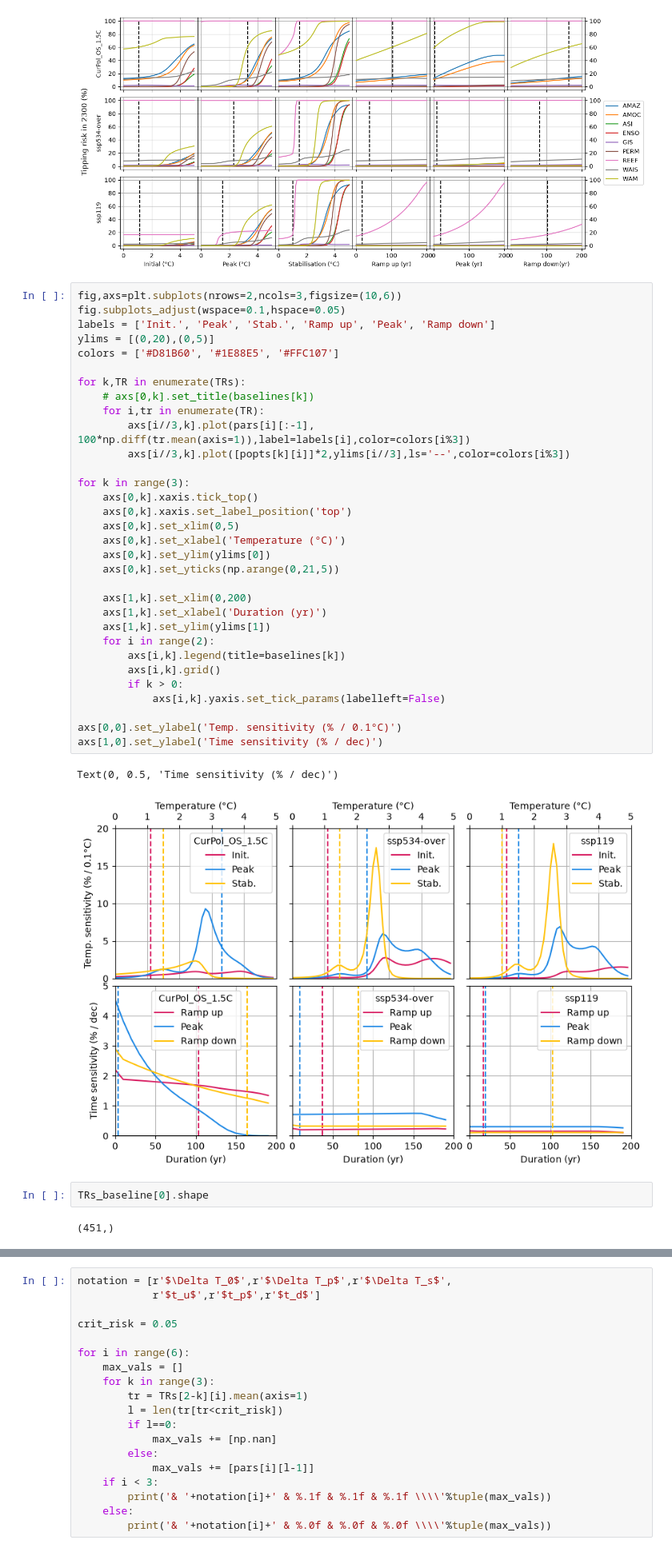
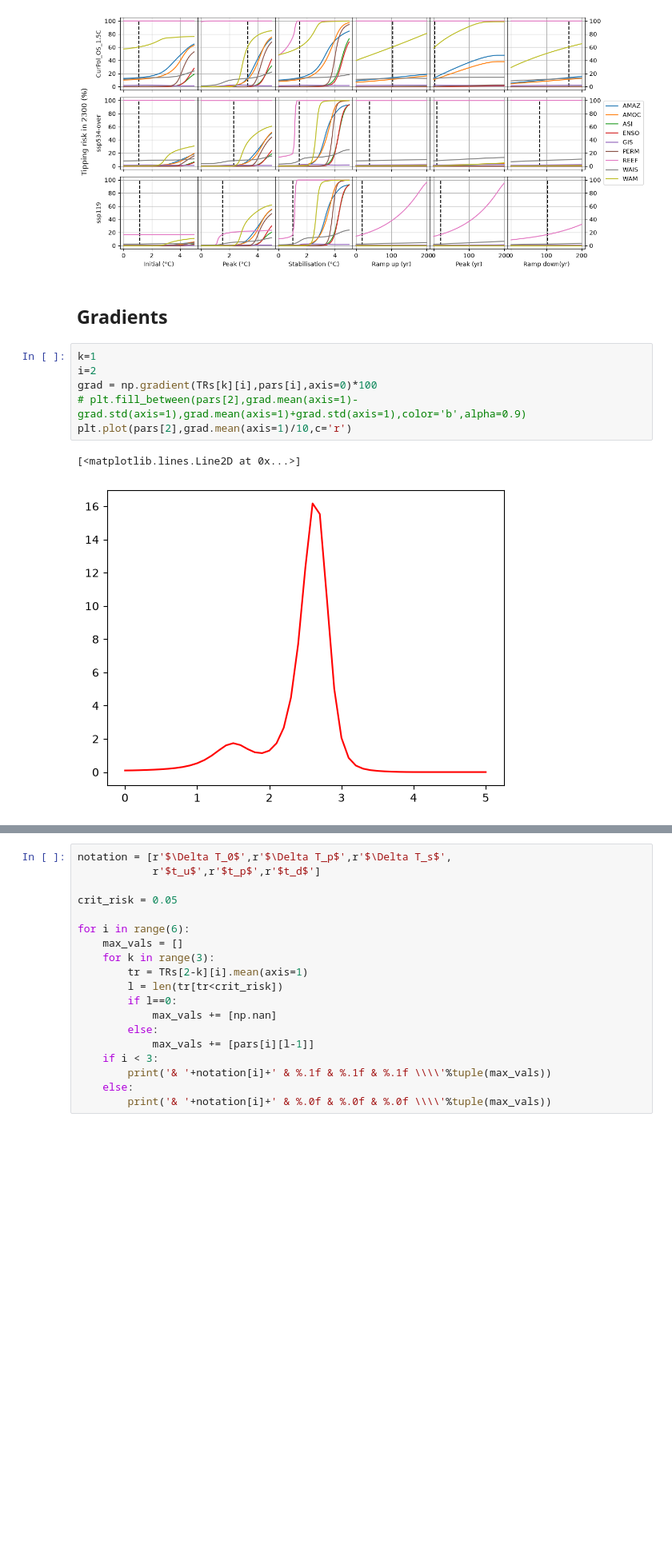
Before and after one commit to JBara97/NMaCh-TP, a Jupyter notebook: Code/Notebooks/Overshoots/1 - OAT sensitivity analysis.ipynb, the cells around one changed output, grey strips where cells are left out. Shown at 80% size. Cells and saved outputs as stored; diff of their text form; blank space fills up the shorter version.

```diff
--- a/Code/Notebooks/Overshoots/1 - OAT sensitivity analysis.ipynb
+++ b/Code/Notebooks/Overshoots/1 - OAT sensitivity analysis.ipynb
@@ -623,42 +625,14 @@ for j in range(3):
 # plt.tight_layout()
 # %% [output]
 [figure]
-# %%
-fig,axs=plt.subplots(nrows=2,ncols=3,figsize=(10,6))
-fig.subplots_adjust(wspace=0.1,hspace=0.05)
-labels = ['Init.', 'Peak', 'Stab.', 'Ramp up', 'Peak', 'Ramp down']
-ylims = [(0,20),(0,5)]
-colors = ['#D81B60', '#1E88E5', '#FFC107']
-
-for k,TR in enumerate(TRs):
-    # axs[0,k].set_title(baselines[k])
-    for i,tr in enumerate(TR):
-        axs[i//3,k].plot(pars[i][:-1], 100*np.diff(tr.mean(axis=1)),label=labels[i],color=colors[i%3])
-        axs[i//3,k].plot([popts[k][i]]*2,ylims[i//3],ls='--',color=colors[i%3])
-
-for k in range(3):
-    axs[0,k].xaxis.tick_top()
-    axs[0,k].xaxis.set_label_position('top')
-    axs[0,k].set_xlim(0,5)
-    axs[0,k].set_xlabel('Temperature (°C)')
-    axs[0,k].set_ylim(ylims[0])
-    axs[0,k].set_yticks(np.arange(0,21,5))
-
-    axs[1,k].set_xlim(0,200)
-    axs[1,k].set_xlabel('Duration (yr)')
-    axs[1,k].set_ylim(ylims[1])
-    for i in range(2):
-        axs[i,k].legend(title=baselines[k])
-        axs[i,k].grid()
-        if k > 0:
-            axs[i,k].yaxis.set_tick_params(labelleft=False)
-
-axs[0,0].set_ylabel('Temp. sensitivity (% / 0.1°C)')
-axs[1,0].set_ylabel('Time sensitivity (% / dec)')
-# %% [output]
-Text(0, 0.5, 'Time sensitivity (% / dec)')
-[figure, removed]
-# %%
-TRs_baseline[0].shape
-# %% [output]
-(451,)
+# %% [markdown]
+## Gradients
+# %%
+k=1
+i=2
+grad = np.gradient(TRs[k][i],pars[i],axis=0)*100
+# plt.fill_between(pars[2],grad.mean(axis=1)-grad.std(axis=1),grad.mean(axis=1)+grad.std(axis=1),color='b',alpha=0.9)
+plt.plot(pars[2],grad.mean(axis=1)/10,c='r')
+# %% [output]
+[<matplotlib.lines.Line2D at 0x...>]
+[figure, added]
```
Also changed, not shown: parts of 12 cells of this notebook, 1 other file.
